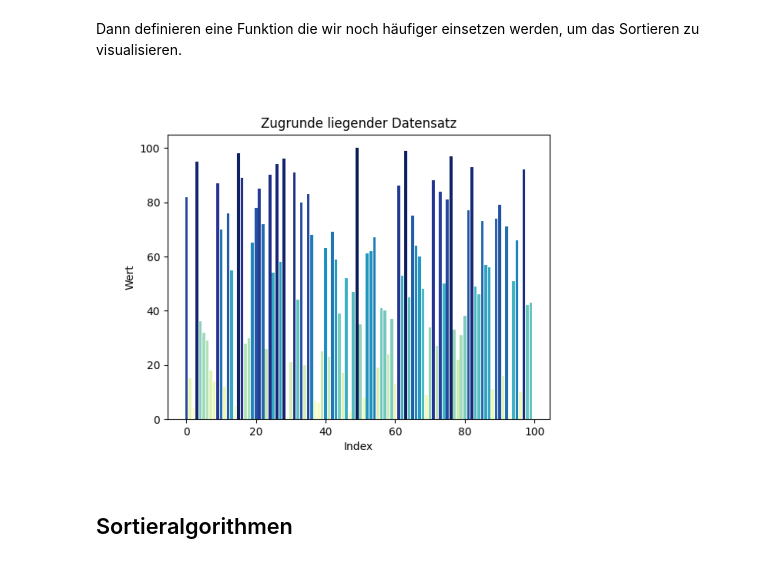
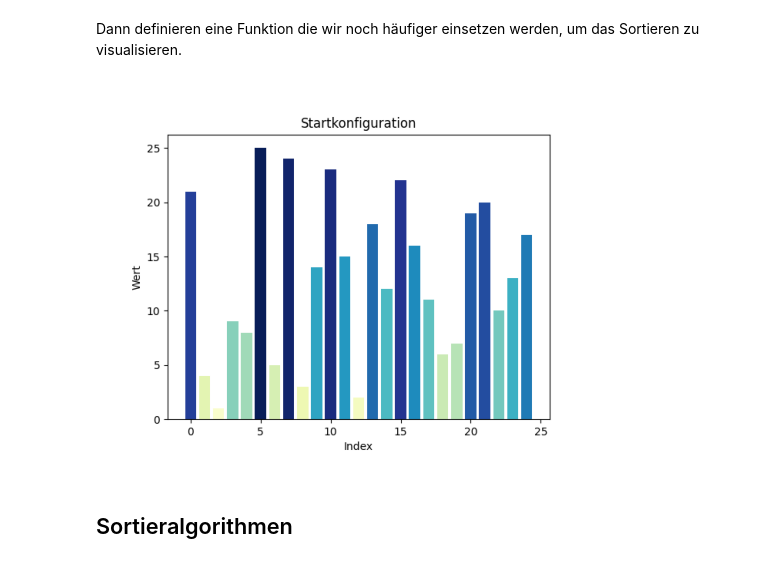
Before and after one commit to gvtsch/christophkempkes.github.io, a Jupyter notebook: _jupyter/2024-04-Sortieralgorithmen.ipynb, the cells around one changed output. Drawn from its saved outputs; the diff is of its cells as text; code cells hidden in the pictures.

Commit message:
Update Sortieralgorithmen

```diff
--- a/_jupyter/2024-04-Sortieralgorithmen.ipynb
+++ b/_jupyter/2024-04-Sortieralgorithmen.ipynb
@@ -51,14 +54,14 @@ update_chart(dataset, 1, "Sortieralgorithmen")
 # %%
 
 # Load the image
-image = plt.imread('Sortieralgorithmen/dataset.png')
+image = plt.imread('Sortieralgorithmen/Start.png')
 
 # Show the image
 plt.imshow(image)
 plt.axis('off')
 plt.show()
 # %% [output]
-[figure, old version]
+[figure, new version]
 # %% [markdown]
 ## Sortieralgorithmen
 # %% [markdown]
```
Also changed, not shown: parts of 47 cells of this notebook, 3 other files.
